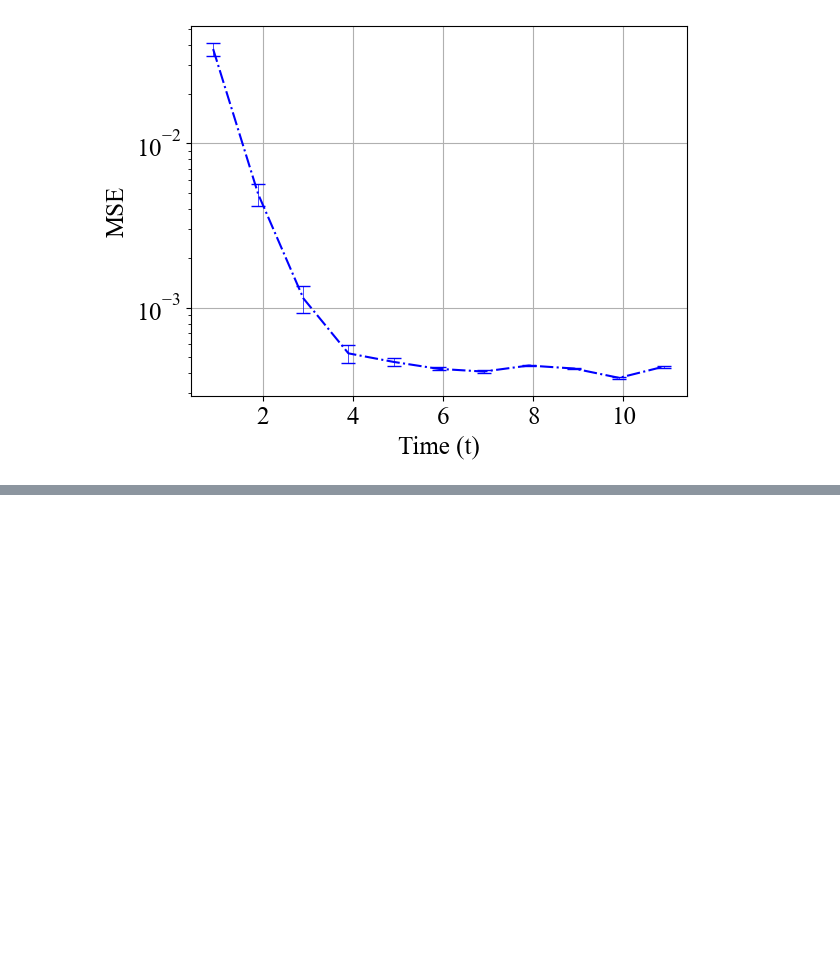
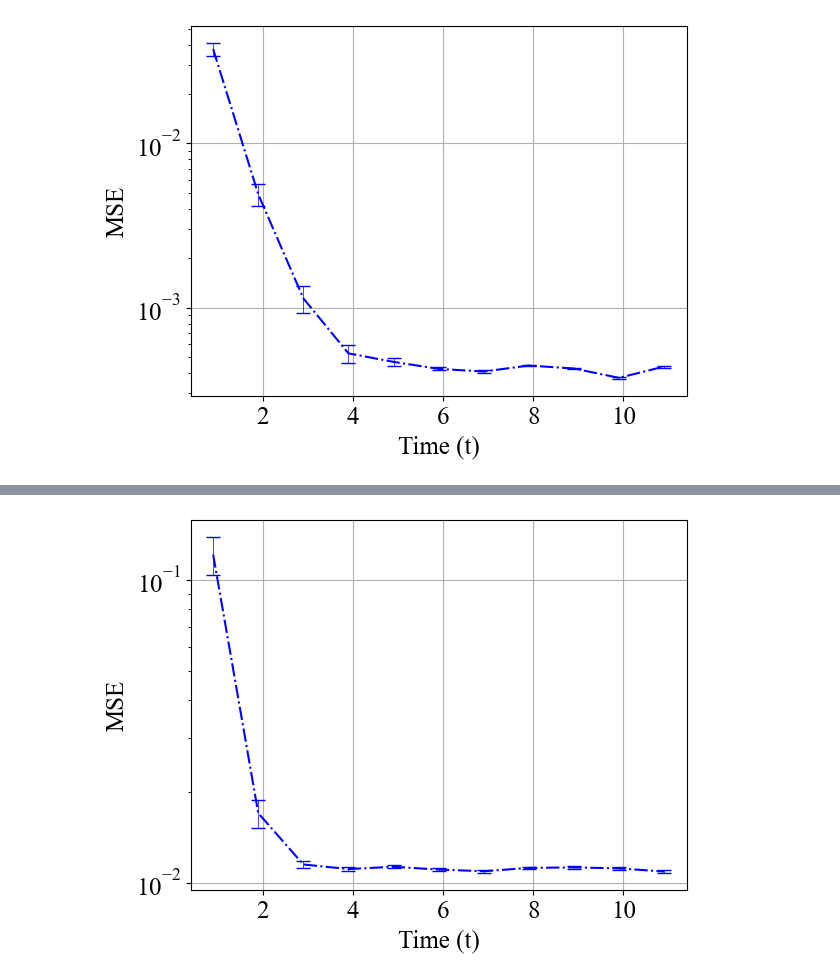
Before and after one commit to Maria-A-Oprea/Distributional_Koopman, a Jupyter notebook: Variance.ipynb, the cells around one changed output, grey strips where cells are left out. Cells and saved outputs as stored; diff of their text form; code cells hidden in the pictures; blank space fills up the shorter version.

Commit message:
added state dependent noise

```diff
--- a/Variance.ipynb
+++ b/Variance.ipynb
@@ -242,0 +283,30 @@ plt.savefig("state_dependent_variance.png")
+# %%
+N_exp = 50
+results_var_indep = np.zeros((N_exp, N_time))
+
+for repeat in range(N_exp):
+    K_var = var_DKO(a, b)
+    pred = predictions(K_var)
+    i = np.arange(1, n + 1)*(np.arange(1, n + 1) +1 ) /2 -1
+    i = i.astype(int)
+    pred_variances = pred[i, :, :] - pred[i+ int(n*(n + 1)/2), :, :]
+    mean_square_error = 1/n* np.sum( integrate.trapezoid((pred_variances-true_variances)**2, dx = dx, axis = 1), axis = 0 )
+    results_var_indep[repeat, :] = mean_square_error
+# %%
+mean_var_indep= np.mean(results_var_indep, axis = 0)
+var_var_indep = np.std(results_var_indep, axis = 0)/np.sqrt(N_exp)
+# %%
+plt.figure()
+plt.rcParams["font.family"] = "serif"
+plt.rcParams["font.serif"] = "Times New Roman"
+plt.rcParams.update({'font.size': 18})
+
+plt.errorbar(time[9::10], mean_var_indep[9::10], yerr = var_var_indep[9::10],
+             linestyle = "-.", color = "blue", capsize = 5, elinewidth = 0.5 )
+plt.xlabel("Time (t)")
+plt.ylabel("MSE")
+plt.yscale("log")
+plt.grid()
+plt.savefig("state_dependent_variance.png")
+# %% [output]
+[figure, added]
```
Also changed, not shown: parts of 8 cells of this notebook.
